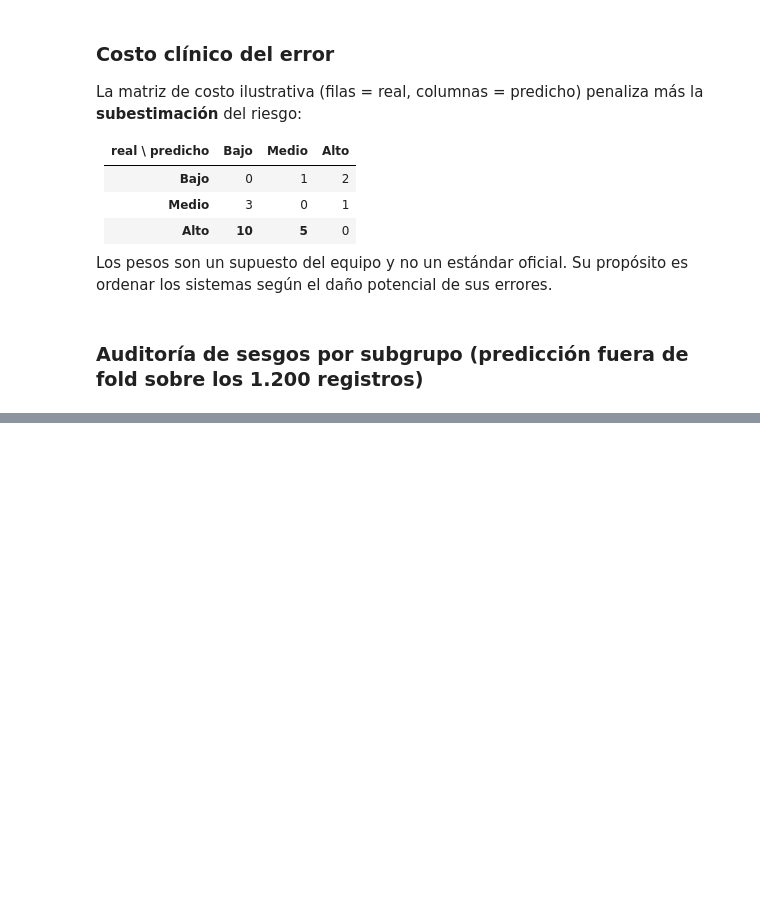
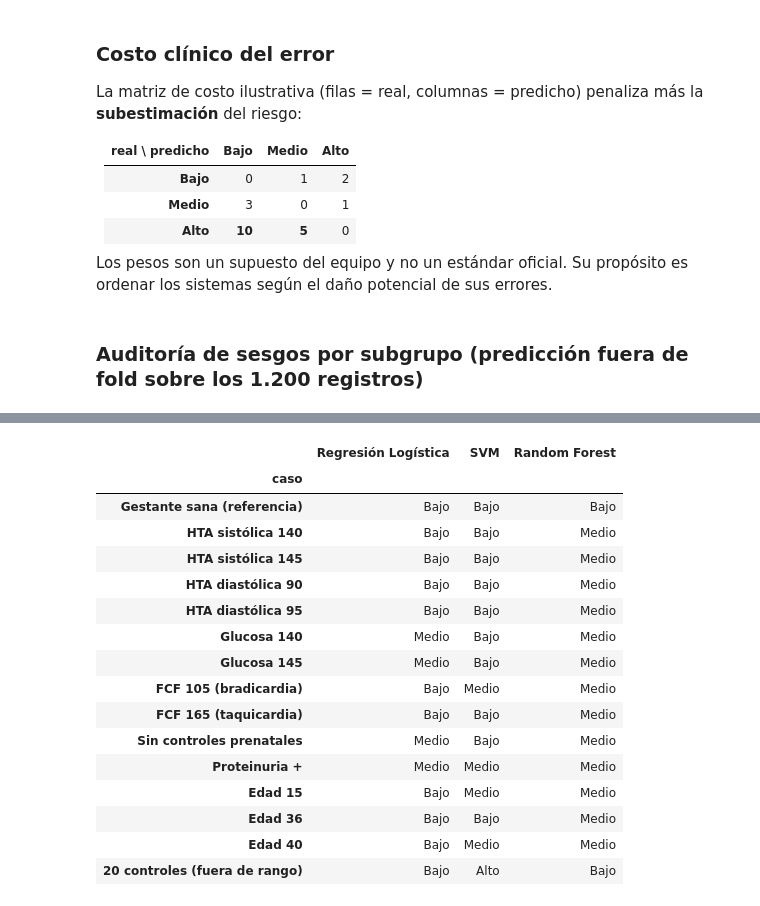
Before and after one commit to AnyeCOsp23/MATERNA, a Jupyter notebook: notebooks/Fase2_Modelado_y_Evaluacion_MATERNA.ipynb, the cells around one changed output, grey strips where cells are left out. Drawn from its saved outputs; the diff is of its cells as text; code cells hidden in the pictures; blank space fills up the shorter version.

```diff
--- a/notebooks/Fase2_Modelado_y_Evaluacion_MATERNA.ipynb
+++ b/notebooks/Fase2_Modelado_y_Evaluacion_MATERNA.ipynb
@@ -282,0 +295,30 @@ subgrupos.drop(columns="sistema")
+# %%
+sys.path.insert(0, str(RAIZ / "tests"))
+from conftest import REGISTRO_SANO, a_dataframe
+from test_coherencia_clinica import FACTOR_UNICO
+
+clases = np.array(["Bajo", "Medio", "Alto"])
+filas = []
+for nombre, cambios in [("Gestante sana (referencia)", {})] + FACTOR_UNICO + [("20 controles (fuera de rango)", {"n_controles_prenatales": 20})]:
+    X = a_dataframe([{**REGISTRO_SANO, **cambios}])
+    filas.append({"caso": nombre, **{m: clases[modelos[m].predict_proba(X)[0].argmax()] for m in modelos}})
+coherencia = pd.DataFrame(filas).set_index("caso")
+coherencia.style.map(lambda v: "background-color:#F6D5D9" if v == "Bajo" else "")
+# %% [output]
+|  | Regresión Logística | SVM | Random Forest |
+| caso |  |  |  |
+| Gestante sana (referencia) | Bajo | Bajo | Bajo |
+| HTA sistólica 140 | Bajo | Bajo | Medio |
+| HTA sistólica 145 | Bajo | Bajo | Medio |
+| HTA diastólica 90 | Bajo | Bajo | Medio |
+| HTA diastólica 95 | Bajo | Bajo | Medio |
+| Glucosa 140 | Medio | Bajo | Medio |
+| Glucosa 145 | Medio | Bajo | Medio |
+| FCF 105 (bradicardia) | Bajo | Medio | Medio |
+| FCF 165 (taquicardia) | Bajo | Bajo | Medio |
+| Sin controles prenatales | Medio | Bajo | Medio |
+| Proteinuria + | Medio | Medio | Medio |
+| Edad 15 | Bajo | Medio | Medio |
+| Edad 36 | Bajo | Bajo | Medio |
+| Edad 40 | Bajo | Medio | Medio |
+| 20 controles (fuera de rango) | Bajo | Alto | Bajo |
```
Also changed, not shown: parts of 17 cells of this notebook, 16 other files.
